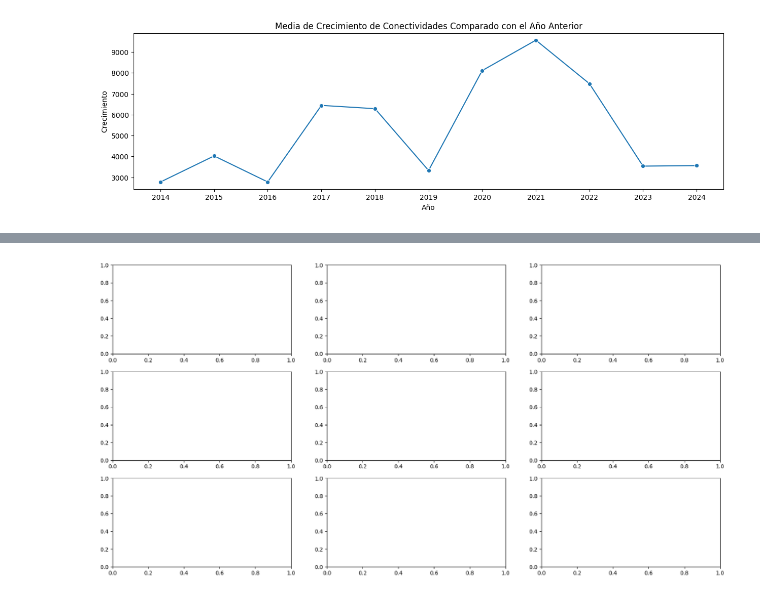
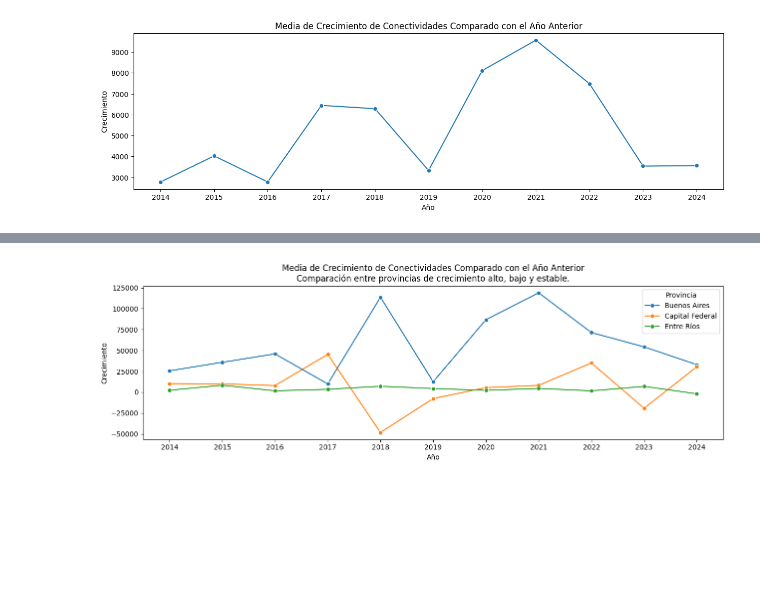
Before and after one commit to mauricioarcez/Analisis-de-Mercado-Internet-Arg, a Jupyter notebook: notebooks/eda.ipynb, the cells around one changed output, grey strips where cells are left out. Saved outputs shown, nothing was run; the diff lists cells and outputs as text; code cells hidden in the pictures; blank space fills up the shorter version.

```diff
--- a/notebooks/eda.ipynb
+++ b/notebooks/eda.ipynb
@@ -44,12 +41,0 @@ El análisis indica que el crecimiento de conectividad sigue ciclos de aumento y
-# %%
-# Agrupar el total de conexiones por provincia mostrando su menor y su maximo.
-total_x_prov = axt.groupby('Provincia').agg({'Total': ['min','max']}).reset_index()
-total_x_prov.columns = ['provincia', 'total_Min', 'total_Max']
-total_x_prov_ord = total_x_prov.sort_values(by='total_Max')
-
-# 3 provincias con menos conectividad total.
-menor = total_x_prov_ord.head(3)
-#print(total_x_prov_ord.shape[0]) # Si 24 son las provincias. Entonces tomaremos las filas 11,12,13 que son el medio
-medio = total_x_prov_ord.iloc[10:13]
-# 3 provincias con mejor conectividad.
-mayor = total_x_prov_ord.tail(3)
@@ -68,17 +42,12 @@ Al centrarnos en estos 9 casos representativos (3 de menor, 3 de media, y 3 de m
-# %%
-fig, ax = plt.subplots(3,3, figsize=(20,10))
-
-# Definir provincias para cada tipo de conectividad
-axt['Conectividad'] = 'no_aplica'
-menos_conectividad = ['Tierra Del Fuego', 'Formosa', 'Catamarca']
-media_conectividad = ['San Luis', 'Corrientes', 'Neuquén']
-mayor_conectividad = ['Córdoba', 'Capital Federal', 'Buenos Aires']
-
-# Transformar el DataFrame a formato largo
-df_melted = pd.melt(axt, id_vars=['Provincia', 'Conectividad'],
-                     value_vars=['ADSL', 'Cablemodem', 'Fibra óptica', 'Wireless', 'Otros'],
-                     var_name='Tipo_Conexion', value_name='Conexiones')
-
-plt.show()
-# %% [output]
-[figure, removed]
+# %%
+# Filtrar los datos para solo incluir outliers. Pude encontrar estos datos con un (hue='Provincia') en el grafico anterior.
+total_x_prov_filtrado = total_x_prov[total_x_prov['Provincia'].isin(['Buenos Aires', 'Entre Ríos','Capital Federal'])]
+
+fig, ax = plt.subplots(figsize=(15,4))
+
+sns.lineplot(data=total_x_prov_filtrado, x='Año', y='Crecimiento', marker='o', hue='Provincia', errorbar=None)
+ax.set_title('Media de Crecimiento de Conectividades Comparado con el Año Anterior\nComparación entre provincias de crecimiento alto, bajo y estable.', fontsize=12)
+
+plt.show()
+# %% [output]
+[figure, added]
```
Also changed, not shown: parts of 5 cells of this notebook.
